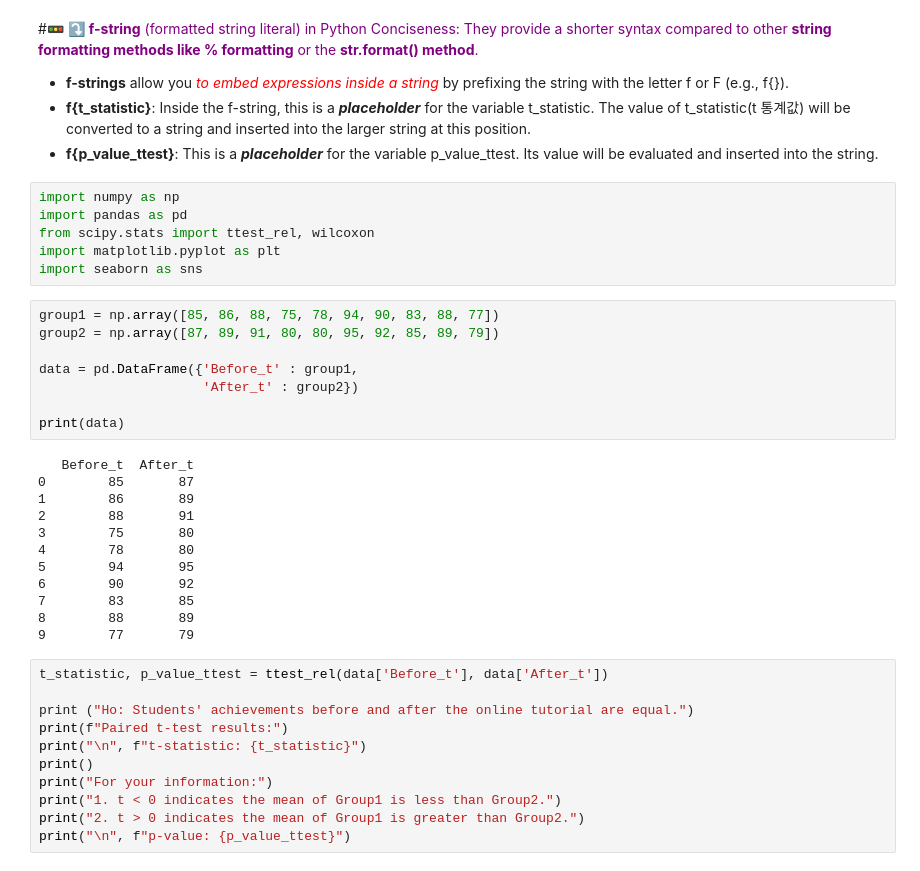
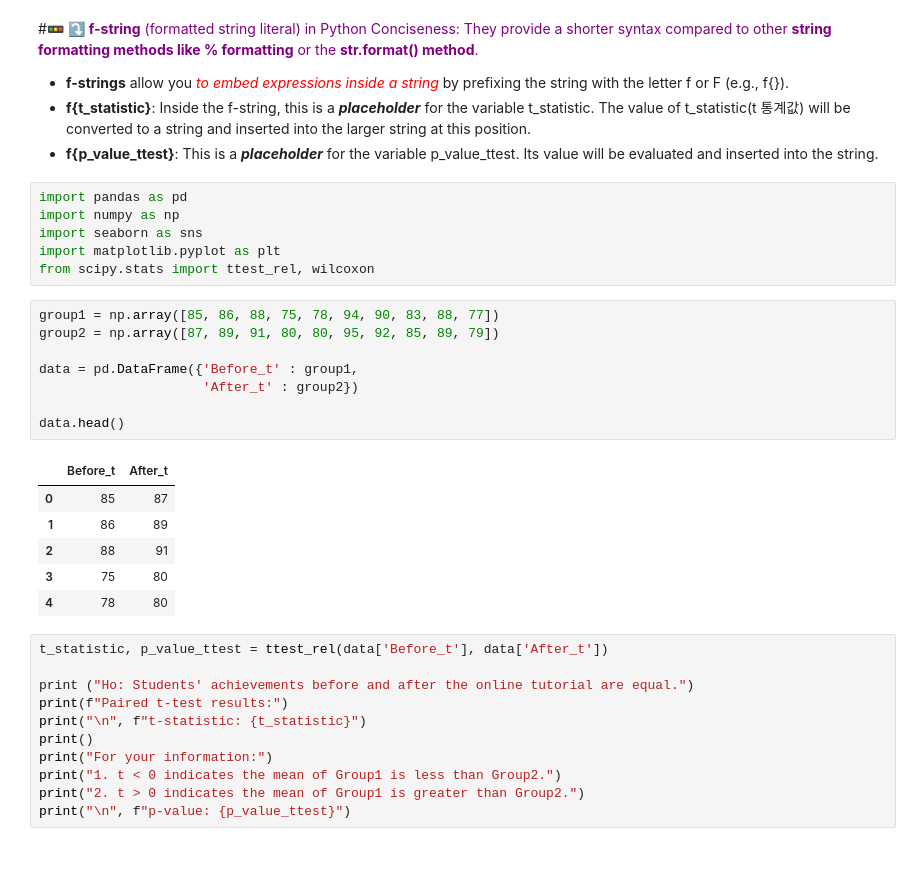
Before and after one commit to SEOWOOJI/Pandas_Stats_Data_Analysis_2025, a Jupyter notebook: 12_unpaired_paired_2sample_tests.ipynb, the cells around one changed output. Cells and saved outputs as stored; diff of their text form.

```diff
--- a/12_unpaired_paired_2sample_tests.ipynb
+++ b/12_unpaired_paired_2sample_tests.ipynb
@@ -231,31 +242,26 @@ Interpretation: Data between the two groups are equal. (Fail to reject Ho (p>0.0
 - **f{t_statistic}**: Inside the f-string, this is a **_placeholder_** for the variable t_statistic. The value of t_statistic(t 통계값) will be converted to a string and inserted into the larger string at this position.
 - **f{p_value_ttest}**: This is a **_placeholder_** for the variable p_value_ttest. Its value will be evaluated and inserted into the string.
 # %%
+import pandas as pd
 import numpy as np
-import pandas as pd
+import seaborn as sns
+import matplotlib.pyplot as plt
 from scipy.stats import ttest_rel, wilcoxon
-import matplotlib.pyplot as plt
-import seaborn as sns
 # %%
 group1 = np.array([85, 86, 88, 75, 78, 94, 90, 83, 88, 77])
 group2 = np.array([87, 89, 91, 80, 80, 95, 92, 85, 89, 79])
 
 data = pd.DataFrame({'Before_t' : group1,
                      'After_t' : group2})
 
-print(data)
+data.head()
 # %% [output]
-   Before_t  After_t
-0        85       87
-1        86       89
-2        88       91
-3        75       80
-4        78       80
-5        94       95
-6        90       92
-7        83       85
-8        88       89
-9        77       79
+|  | Before_t | After_t |
+| 0 | 85 | 87 |
+| 1 | 86 | 89 |
+| 2 | 88 | 91 |
+| 3 | 75 | 80 |
+| 4 | 78 | 80 |
 # %%
 t_statistic, p_value_ttest = ttest_rel(data['Before_t'], data['After_t'])
 
```
Also changed, not shown: parts of 12 cells of this notebook.
